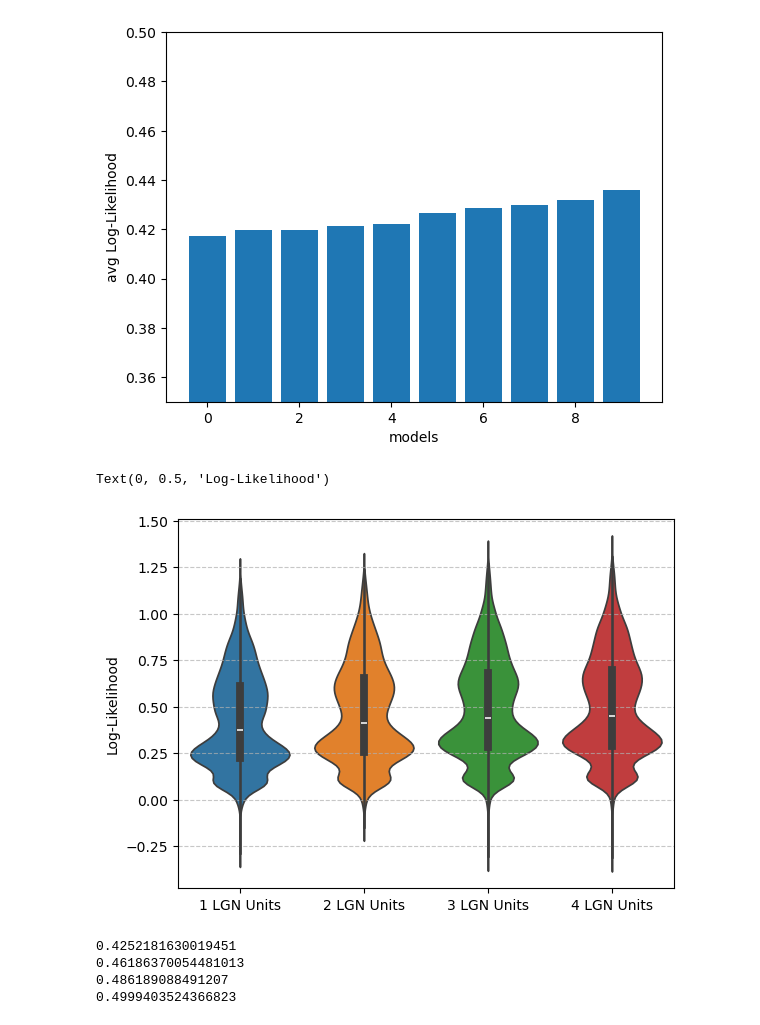
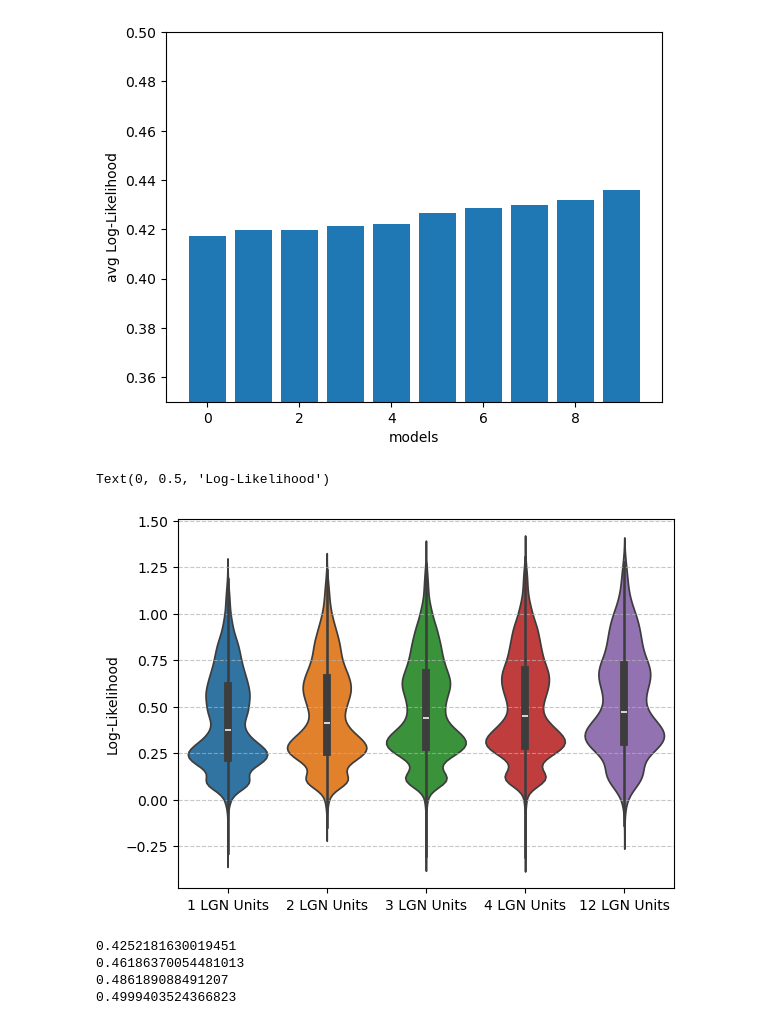
Before and after one commit to IsabelF98/Cloud_SynthData_Proj, a Jupyter notebook: LGN_units.ipynb, the cells around one changed output. Saved outputs shown, nothing was run; the diff lists cells and outputs as text; code cells hidden in the pictures.

```diff
--- a/LGN_units.ipynb
+++ b/LGN_units.ipynb
@@ -367,0 +379,2 @@ GPU Available: True, GPU Used: True
+# %%
+LL_12 = LGN_12_cnn.eval_models(data, data_inds=data.val_blks, device=device, batch_size=3, null_adjusted=True)
@@ -367,0 +385,3 @@ GPU Available: True, GPU Used: True
+# %%
+filters_12 = LGN_12_cnn.get_weights(ffnet_target=0,layer_target=0)
+filters_12.shape
@@ -367,0 +396,8 @@ GPU Available: True, GPU Used: True
+# %%
+ss(3,4)
+for i in range(12):
+    plt.subplot(3,4,i+1)
+    imagesc(filters_12[:,:,-3,i], balanced=True)
+    plt.axis('off')
+plt.tight_layout()
+plt.show()
@@ -410,15 +448,16 @@ plt.ylim([0.35,0.5])
 # %%
 LL_to_plot = []
 for i in range(len(num_LGN_units)):
     LL_to_plot.append(list(top_10_model_LL[str(num_LGN_units[i])+' LGN Units'].reshape(10*NC)))
+LL_to_plot.append(list(LL_12))
 labels = list(top_10_model_LL.keys())
 sns.violinplot(data=LL_to_plot)
-plt.xticks(ticks=range(len(labels)), labels=labels)
+plt.xticks(ticks=range(len(labels)+1), labels=labels+['12 LGN Units'])
 plt.grid(axis='y', linestyle='--', alpha=0.7)
 plt.ylabel('Log-Likelihood')
 # %% [output]
 Text(0, 0.5, 'Log-Likelihood')
-[figure, old version]
+[figure, new version]
 # %%
 for i in range(len(num_LGN_units)):
     print(np.mean(LL_to_plot[i]))
```
Also changed, not shown: parts of 19 cells of this notebook.
